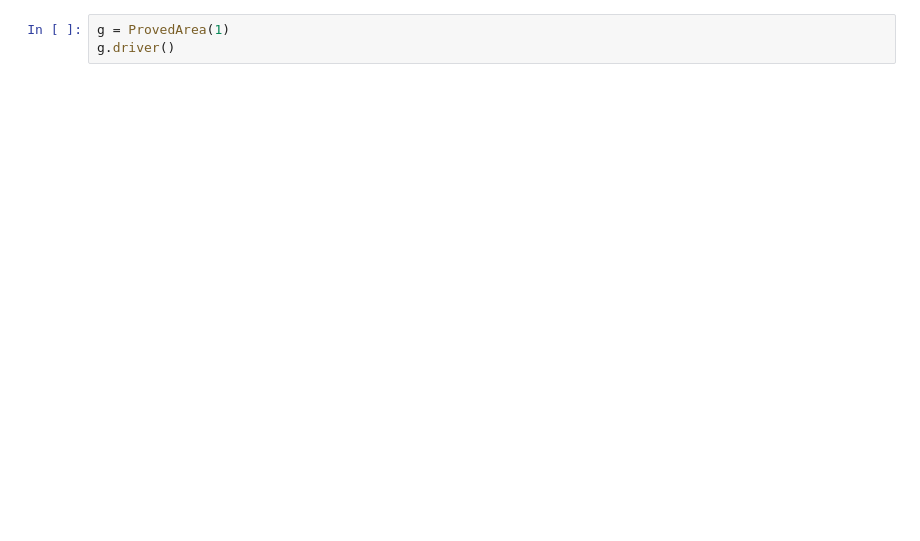
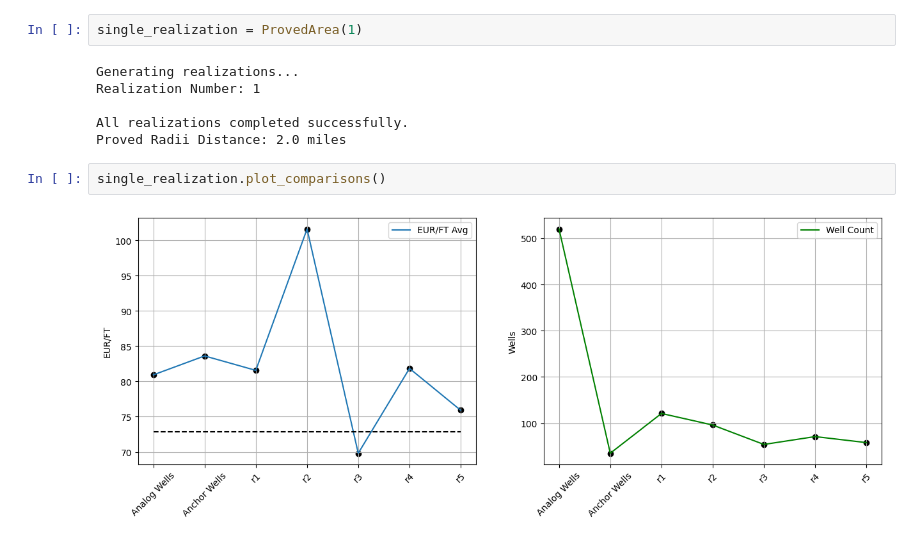
Before and after one commit to TravisSalomaki/ProvedArea, a Jupyter notebook: ProvedArea.ipynb, the cells around one changed output. Saved outputs shown, nothing was run; the diff lists cells and outputs as text; blank space fills up the shorter version.

```diff
--- a/ProvedArea.ipynb
+++ b/ProvedArea.ipynb
@@ -546,3 +563,12 @@ class ProvedArea:
 # %%
-g = ProvedArea(1)
-g.driver()
+single_realization = ProvedArea(1)
+# %% [output]
+Generating realizations...
+Realization Number: 1
+
+All realizations completed successfully.
+Proved Radii Distance: 2.0 miles
+# %%
+single_realization.plot_comparisons()
+# %% [output]
+[figure, added]
```
Also changed, not shown: parts of 9 cells of this notebook.
